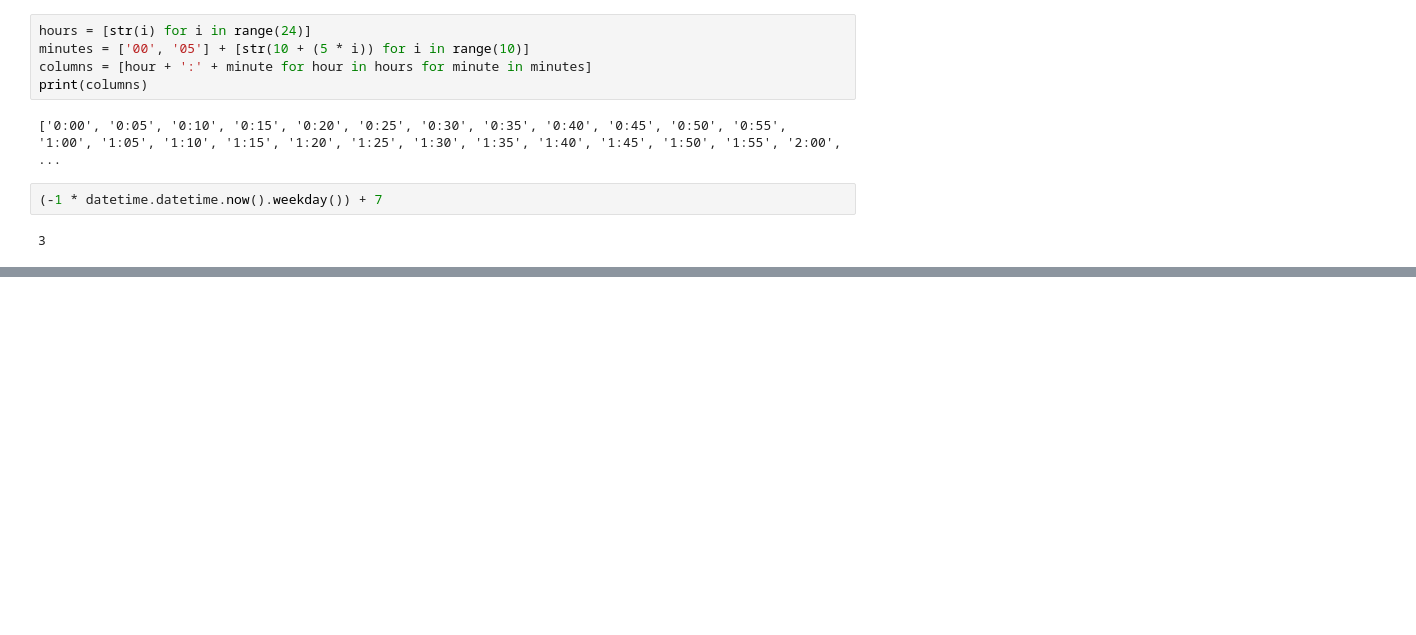
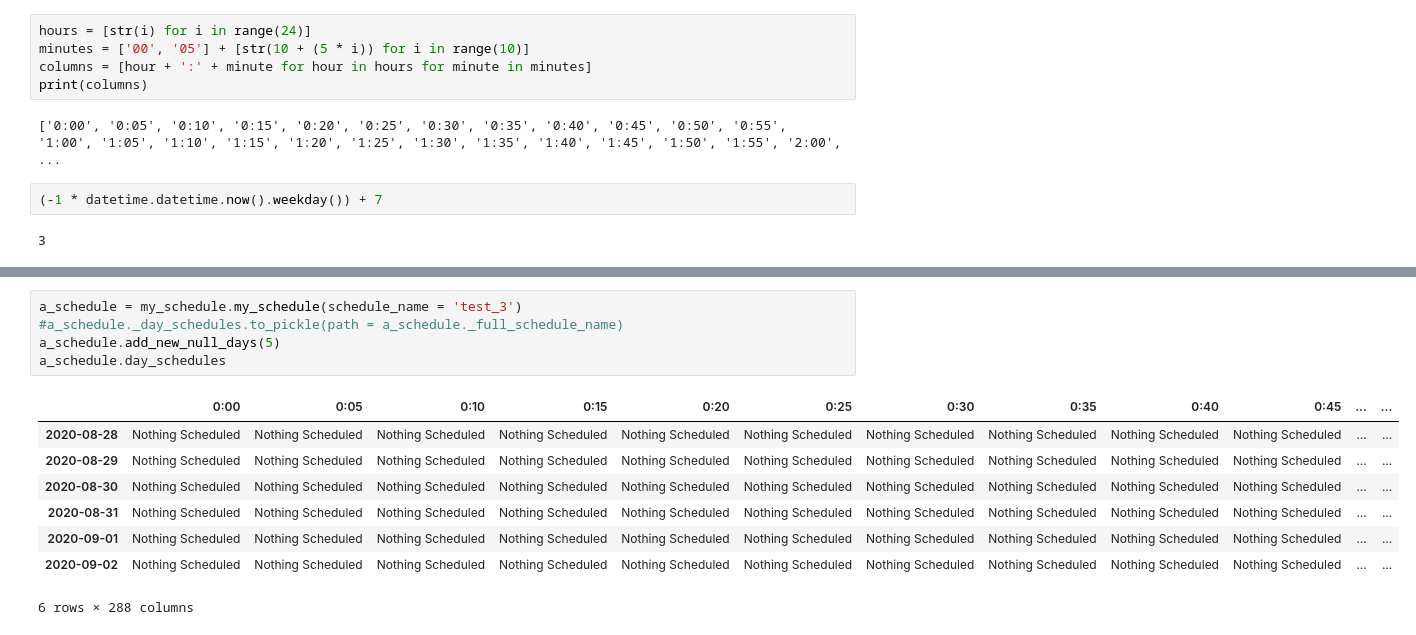
Before and after one commit to NumaKarolinski/MySchedule, a Jupyter notebook: Python/Schedule/test.ipynb, the cells around one changed output, grey strips where cells are left out. Cells and saved outputs as stored; diff of their text form; blank space fills up the shorter version.

Commit message:
Added more functions for adding null sets of days. Also fixed functions that already added null sets of days.

```diff
--- a/Python/Schedule/test.ipynb
+++ b/Python/Schedule/test.ipynb
@@ -63,0 +101,14 @@ print(columns)
+# %%
+a_schedule = my_schedule.my_schedule(schedule_name = 'test_3')
+#a_schedule._day_schedules.to_pickle(path = a_schedule._full_schedule_name)
+a_schedule.add_new_null_days(5)
+a_schedule.day_schedules
+# %% [output]
+|  | 0:00 | 0:05 | 0:10 | 0:15 | 0:20 | 0:25 | 0:30 | 0:35 | 0:40 | 0:45 | ... | ... |
+| 2020-08-28 | Nothing Scheduled | Nothing Scheduled | Nothing Scheduled | Nothing Scheduled | Nothing Scheduled | Nothing Scheduled | Nothing Scheduled | Nothing Scheduled | Nothing Scheduled | Nothing Scheduled | ... | ... |
+| 2020-08-29 | Nothing Scheduled | Nothing Scheduled | Nothing Scheduled | Nothing Scheduled | Nothing Scheduled | Nothing Scheduled | Nothing Scheduled | Nothing Scheduled | Nothing Scheduled | Nothing Scheduled | ... | ... |
+| 2020-08-30 | Nothing Scheduled | Nothing Scheduled | Nothing Scheduled | Nothing Scheduled | Nothing Scheduled | Nothing Scheduled | Nothing Scheduled | Nothing Scheduled | Nothing Scheduled | Nothing Scheduled | ... | ... |
+| 2020-08-31 | Nothing Scheduled | Nothing Scheduled | Nothing Scheduled | Nothing Scheduled | Nothing Scheduled | Nothing Scheduled | Nothing Scheduled | Nothing Scheduled | Nothing Scheduled | Nothing Scheduled | ... | ... |
+| 2020-09-01 | Nothing Scheduled | Nothing Scheduled | Nothing Scheduled | Nothing Scheduled | Nothing Scheduled | Nothing Scheduled | Nothing Scheduled | Nothing Scheduled | Nothing Scheduled | Nothing Scheduled | ... | ... |
+| 2020-09-02 | Nothing Scheduled | Nothing Scheduled | Nothing Scheduled | Nothing Scheduled | Nothing Scheduled | Nothing Scheduled | Nothing Scheduled | Nothing Scheduled | Nothing Scheduled | Nothing Scheduled | ... | ... |
+6 rows × 288 columns
```
Also changed, not shown: parts of 14 cells of this notebook, 1 other file.
